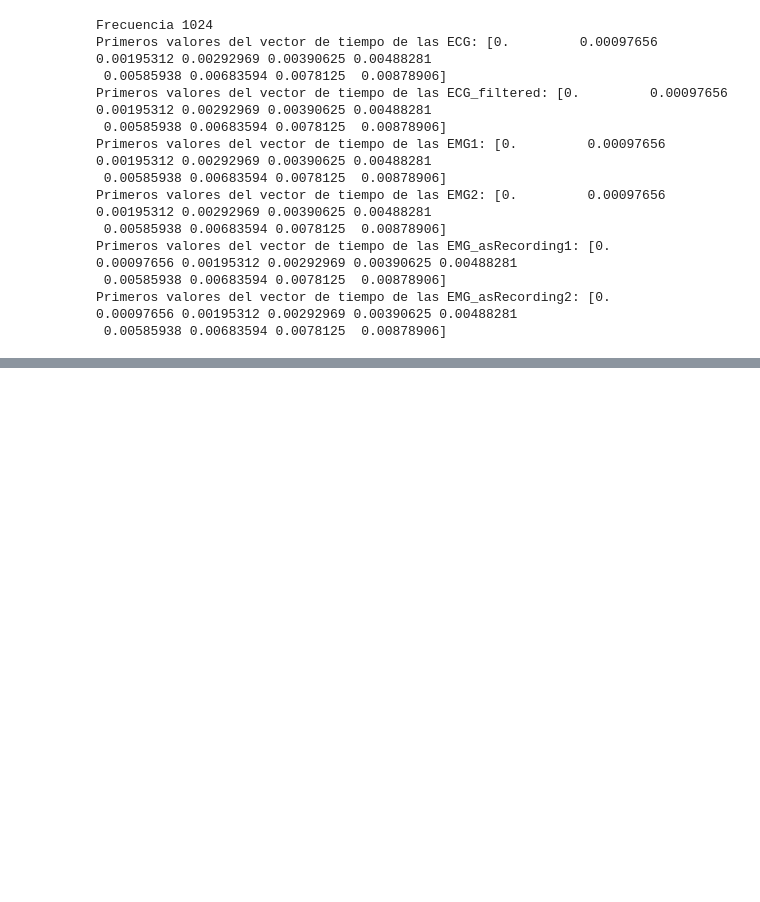
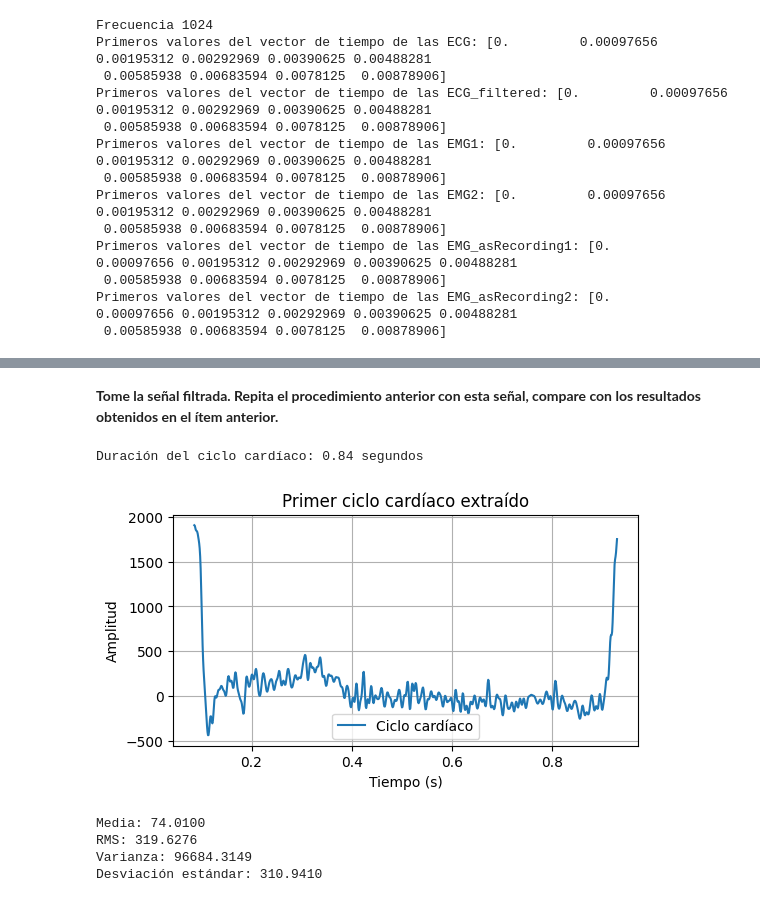
Before and after one commit to Yuliana2001/lab3_biosenales, a Jupyter notebook: lab3.ipynb, the cells around one changed output, grey strips where cells are left out. Cells and saved outputs as stored; diff of their text form; code cells hidden in the pictures; blank space fills up the shorter version.

```diff
--- a/lab3.ipynb
+++ b/lab3.ipynb
@@ -91,0 +172,49 @@ plt.show()
+# %% [markdown]
+**Tome la señal filtrada. Repita el procedimiento anterior con esta señal, compare con los resultados obtenidos en el ítem anterior.**
+# %%
+# para seleccionar un ciclo cardíaco se requiere hacer un análisis de la
+# señal para obtener los picos QRS, para ello se hace del módulo de SciPy
+# que es especializado en procesamiento de señales
+from scipy.signal import find_peaks
+# Simulación de señal ECG
+ecg_signal = contenido['ECG_filtered'][0]
+
+# 2. Detección de picos R (ajustar umbral si hace falta)
+# se elige 0.6, porque es simplemente un umbral para decir que quiero los picos
+# que superen el 60% del valor máximo de la señal.
+peaks, _ = find_peaks(ecg_signal, height=np.max(ecg_signal) * 0.6, distance=Fs//2)
+
+if len(peaks) > 1:
+    ciclo = ecg_signal[peaks[0]:peaks[1]]
+    tiempo_ciclo = tiempo2[peaks[0]:peaks[1]]
+    duracion_ciclo = (peaks[1] - peaks[0]) / Fs  # en segundos
+    print(f"Duración del ciclo cardíaco: {duracion_ciclo:.2f} segundos")
+
+    plt.figure(figsize=(6, 3))
+    plt.plot(tiempo_ciclo, ciclo, label="Ciclo cardíaco")
+    plt.xlabel("Tiempo (s)")
+    plt.ylabel("Amplitud")
+    plt.title("Primer ciclo cardíaco extraído")
+    plt.legend()
+    plt.grid(True)
+    plt.show()
+
+    # Cálculo de estadísticas
+    media = np.mean(ciclo)
+    rms = np.sqrt(np.mean(ciclo**2))
+    varianza = np.var(ciclo)
+    desviacion = np.std(ciclo)
+
+    print(f"Media: {media:.4f}")
+    print(f"RMS: {rms:.4f}")
+    print(f"Varianza: {varianza:.4f}")
+    print(f"Desviación estándar: {desviacion:.4f}")
+else:
+    print("No se detectaron suficientes picos R para extraer un ciclo.")
+# %% [output]
+Duración del ciclo cardíaco: 0.84 segundos
+[figure, added]
+Media: 74.0100
+RMS: 319.6276
+Varianza: 96684.3149
+Desviación estándar: 310.9410
```
Also changed, not shown: parts of 11 cells of this notebook.
